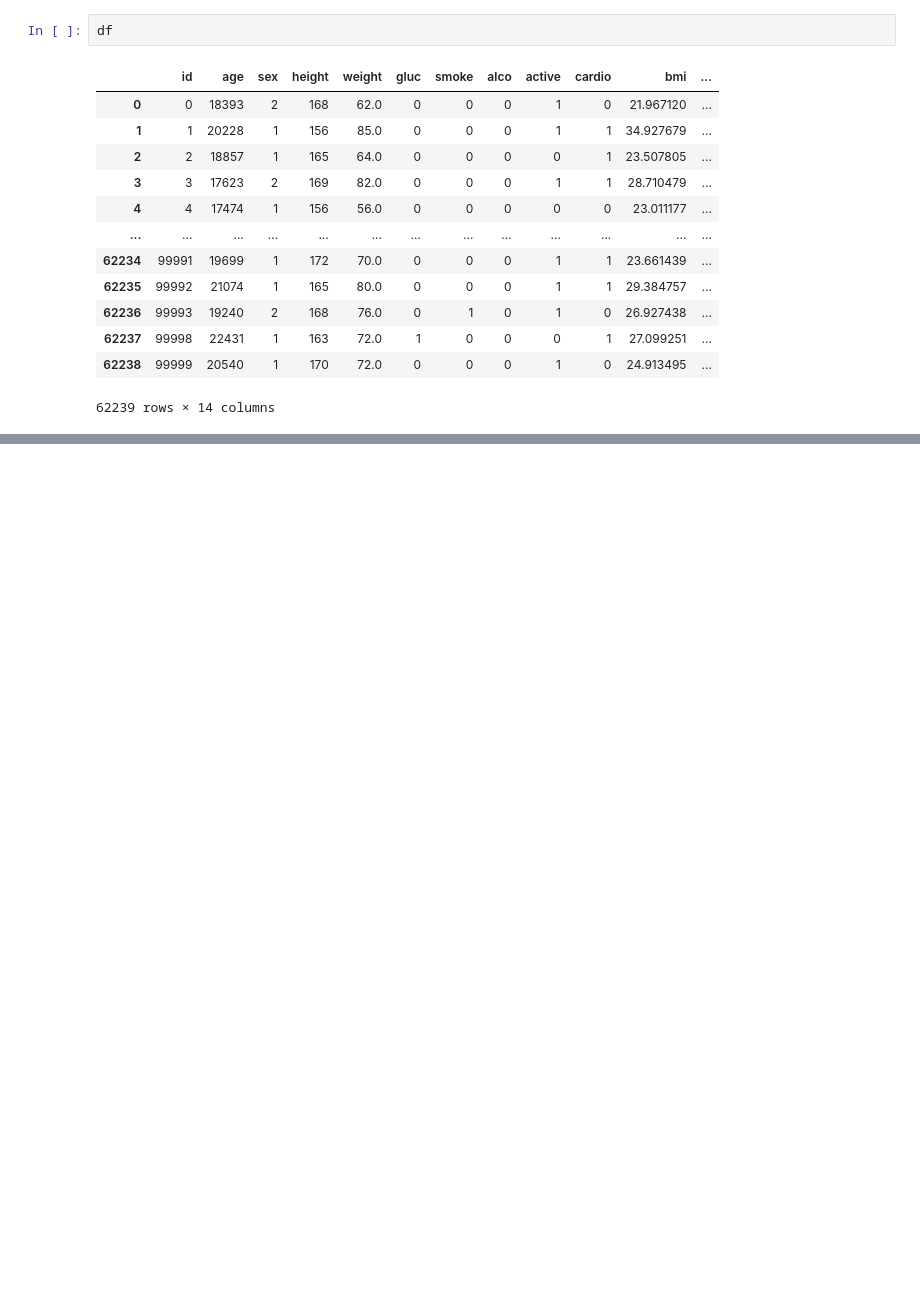
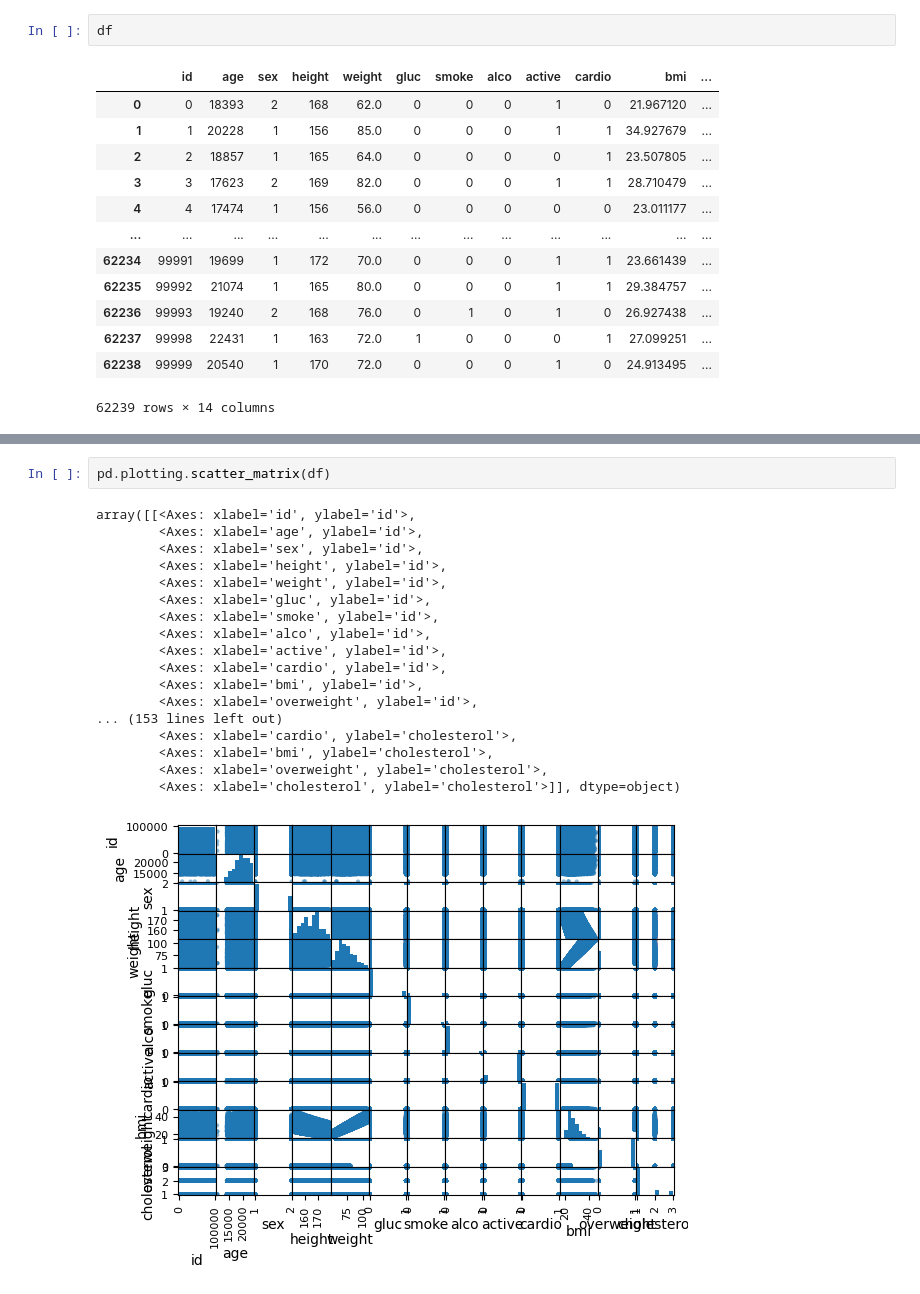
Before and after one commit to deveshpatwa/Pyhton-projects, a Jupyter notebook: Medical examination analysis/medical examination analysis.ipynb, the cells around one changed output, grey strips where cells are left out. Saved outputs shown, nothing was run; the diff lists cells and outputs as text; blank space fills up the shorter version.

```diff
--- a/Medical examination analysis/medical examination analysis.ipynb
+++ b/Medical examination analysis/medical examination analysis.ipynb
@@ -479,0 +568,21 @@ Beau              6                12               7
+# %%
+pd.plotting.scatter_matrix(df)
+# %% [output]
+array([[<Axes: xlabel='id', ylabel='id'>,
+        <Axes: xlabel='age', ylabel='id'>,
+        <Axes: xlabel='sex', ylabel='id'>,
+        <Axes: xlabel='height', ylabel='id'>,
+        <Axes: xlabel='weight', ylabel='id'>,
+        <Axes: xlabel='gluc', ylabel='id'>,
+        <Axes: xlabel='smoke', ylabel='id'>,
+        <Axes: xlabel='alco', ylabel='id'>,
+        <Axes: xlabel='active', ylabel='id'>,
+        <Axes: xlabel='cardio', ylabel='id'>,
+        <Axes: xlabel='bmi', ylabel='id'>,
+        <Axes: xlabel='overweight', ylabel='id'>,
+... (153 lines left out)
+        <Axes: xlabel='cardio', ylabel='cholesterol'>,
+        <Axes: xlabel='bmi', ylabel='cholesterol'>,
+        <Axes: xlabel='overweight', ylabel='cholesterol'>,
+        <Axes: xlabel='cholesterol', ylabel='cholesterol'>]], dtype=object)
+[figure, added]
```
Also changed, not shown: parts of 13 cells of this notebook, 2 other files.
